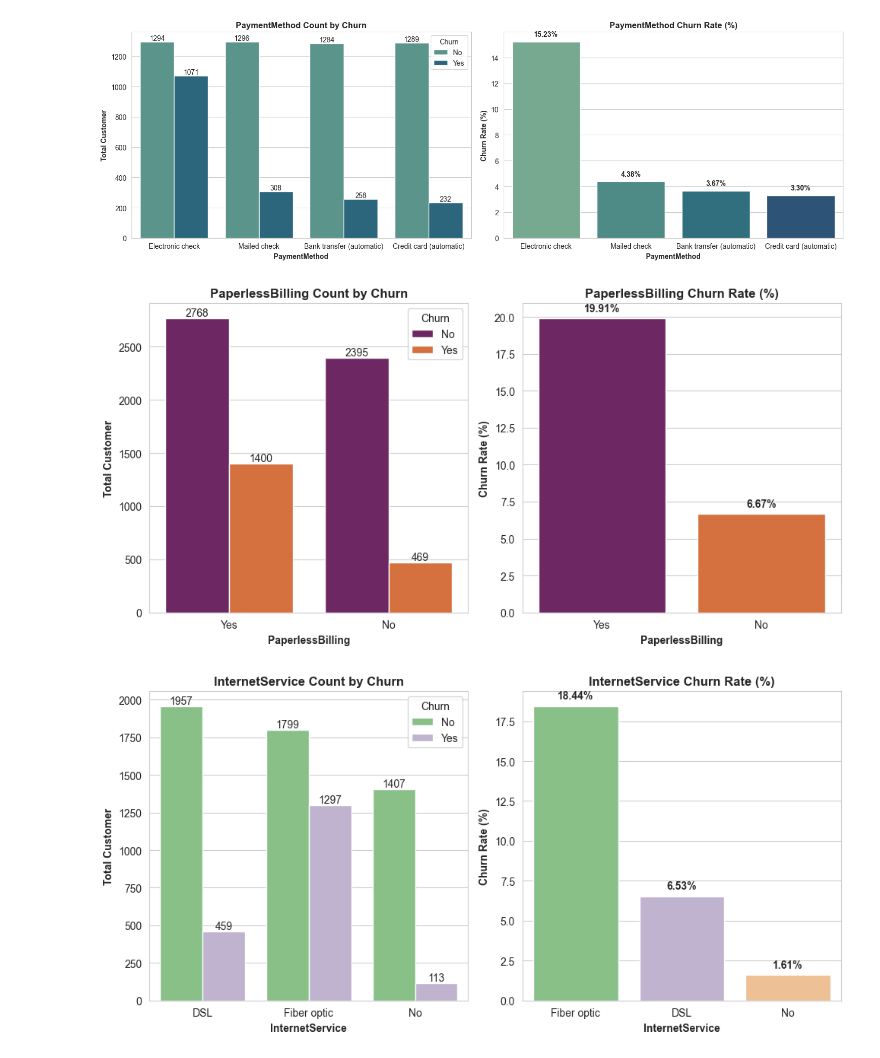
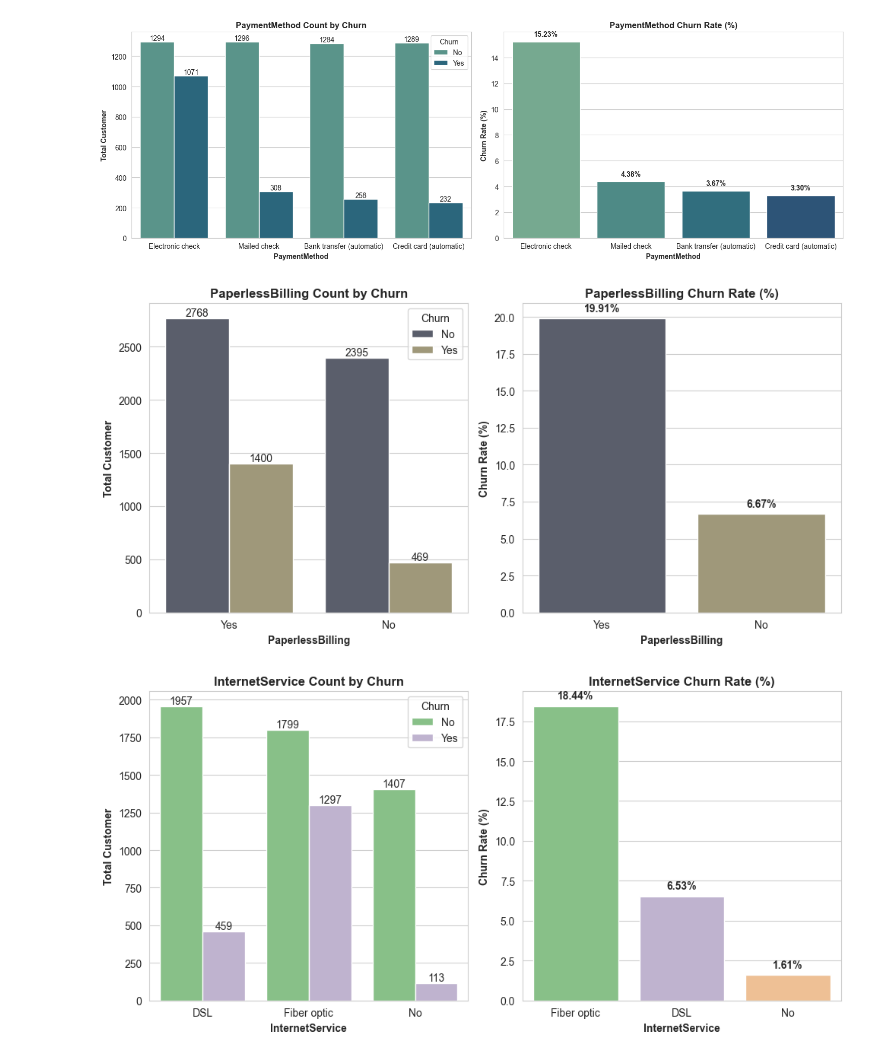
Before and after one commit to Md-Maruf-1727/customer-churn-prediction-ml, a Jupyter notebook: NoteBooks/03_eda_visualization.ipynb, the cells around one changed output. Drawn from its saved outputs; the diff is of its cells as text; code cells hidden in the pictures.

```diff
--- a/NoteBooks/03_eda_visualization.ipynb
+++ b/NoteBooks/03_eda_visualization.ipynb
@@ -93,8 +93,8 @@ plt.show()
 # %%
-df['SeniorCitizen_label'] = df['SeniorCitizen'].map({0: 'No', 1:'Yes'})
+"""df['SeniorCitizen_label'] = df['SeniorCitizen'].map({0: 'No', 1:'Yes'})
 fig, axes = plt.subplots(1, 2, figsize=(10, 5))
 churn_count_plot(df, category_col='SeniorCitizen', ax=axes[0], palette='Reds')
 churn_rate_plot(df, category_col='SeniorCitizen',  ax=axes[1], palette='Reds')
 plt.tight_layout()
-plt.show()
+plt.show()"""
 # %% [output]
@@ -130,12 +130,12 @@ plt.show()
 [figure]
 # %%
 fig, axes = plt.subplots(1, 2, figsize=(10, 5))
-churn_count_plot(df, category_col='PaperlessBilling', ax=axes[0], palette='inferno')
-churn_rate_plot(df, category_col='PaperlessBilling',  ax=axes[1], palette='inferno')
+churn_count_plot(df, category_col='PaperlessBilling', ax=axes[0], palette='cividis')
+churn_rate_plot(df, category_col='PaperlessBilling',  ax=axes[1], palette='cividis')
 plt.tight_layout()
 plt.show()
 # %% [output]
-[figure, old version]
+[figure, new version]
 # %%
 fig, axes = plt.subplots(1, 2, figsize=(10, 5))
 churn_count_plot(df, category_col='InternetService', ax=axes[0], palette='Accent')
```
Also changed, not shown: parts of 7 cells of this notebook.
